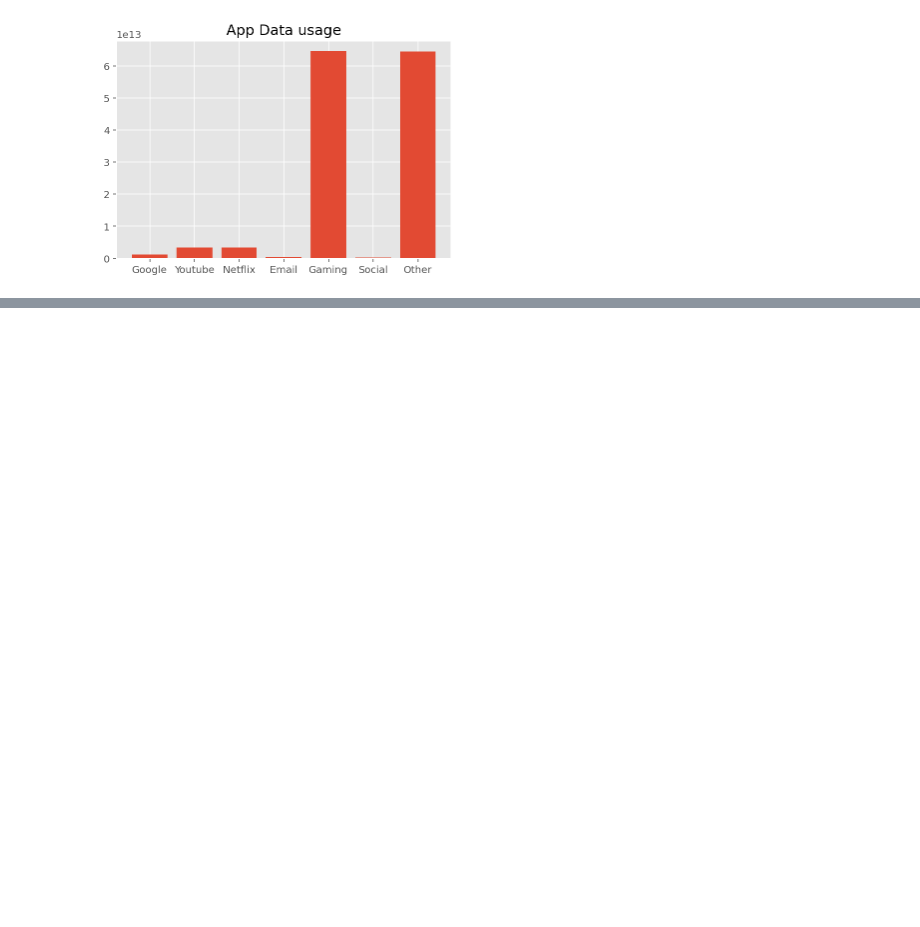
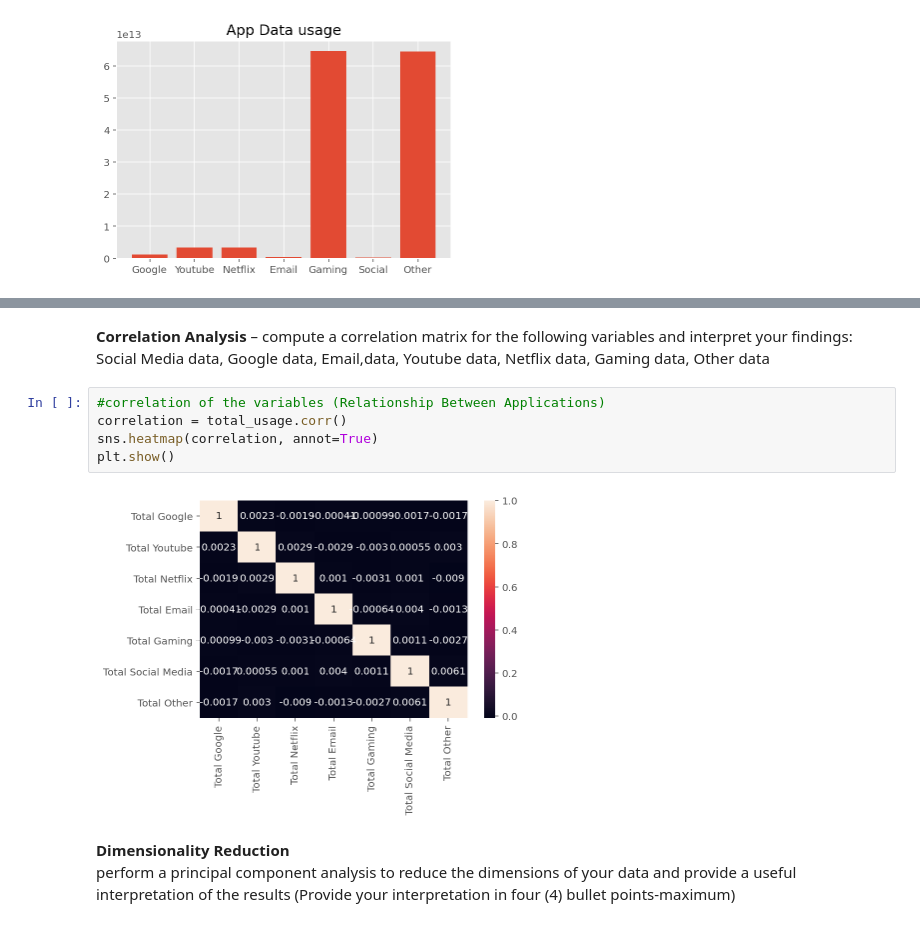
Before and after one commit to bezawitalemyimer/10xAc, a Jupyter notebook: week1/notebooks/data_source_csv.ipynb, the cells around one changed output, grey strips where cells are left out. Drawn from its saved outputs; the diff is of its cells as text; blank space fills up the shorter version.

```diff
--- a/week1/notebooks/data_source_csv.ipynb
+++ b/week1/notebooks/data_source_csv.ipynb
@@ -623,0 +690,12 @@ Text(0.5, 1.0, 'App Data usage')
+# %% [markdown]
+**Correlation Analysis** – compute a correlation matrix for the following variables and interpret your findings: Social Media data, Google data, Email,data, Youtube data, Netflix data, Gaming data, Other data
+# %%
+#correlation of the variables (Relationship Between Applications)
+correlation = total_usage.corr()
+sns.heatmap(correlation, annot=True)
+plt.show()
+# %% [output]
+[figure, added]
+# %% [markdown]
+**Dimensionality** **Reduction**
+ perform a principal component analysis to reduce the dimensions of your data and provide a useful interpretation of the results (Provide your interpretation in four (4) bullet points-maximum)
```
Also changed, not shown: parts of 16 cells of this notebook.
